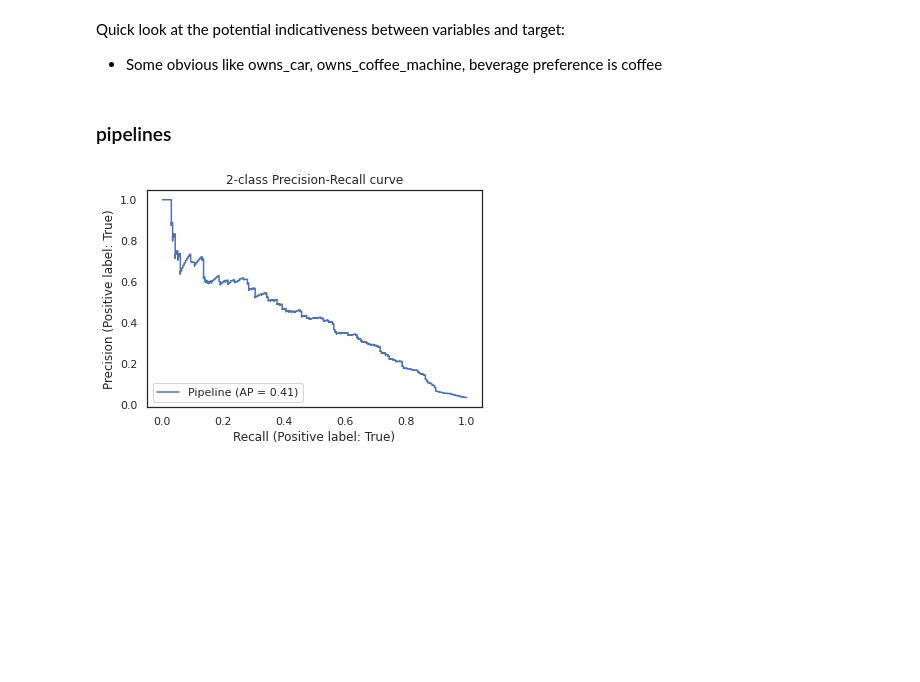
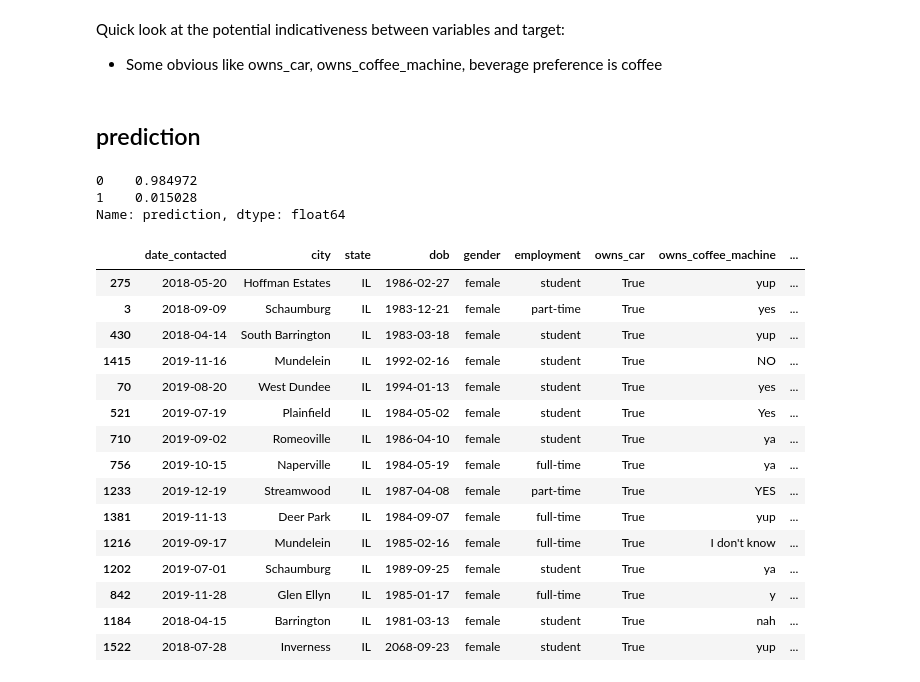
Before and after one commit to nataliele/goh, a Jupyter notebook: coffee.ipynb, the cells around one changed output. Drawn from its saved outputs; the diff is of its cells as text; code cells hidden in the pictures; blank space fills up the shorter version.

```diff
--- a/coffee.ipynb
+++ b/coffee.ipynb
@@ -93,11 +94,37 @@ Willowbrook      0.036780  0.000419
 Quick look at the potential indicativeness between variables and target:
 - Some obvious like owns_car, owns_coffee_machine, beverage preference is coffee
 # %% [markdown]
-### pipelines
+## prediction
-# %%
-display = PrecisionRecallDisplay.from_estimator(
-    pipeline, X_test, y_test
-)
-_ = display.ax_.set_title("2-class Precision-Recall curve")
-# %% [output]
-[figure, removed]
+# %%
+# load model and create predictions
+clf = pickle.load(open('coffee_model.pkl', 'rb'))
+y_prob = clf.predict_proba(prediction_raw)[:,1]
+y_pred = np.where(y_prob>=0.5, 1, 0)
+prediction = pd.concat([prediction_raw, pd.Series(y_prob, name='probability'), pd.Series(y_pred, name='prediction')], axis=1)
+prediction.to_csv('prediction_result.csv', index=False)
+# %%
+# we predict about 1.5% to be buying coffee
+prediction.prediction.value_counts(normalize=True)
+# %% [output]
+0    0.984972
+1    0.015028
+Name: prediction, dtype: float64
+# %%
+prediction.sort_values(by='probability', ascending=False).head(15)
+# %% [output]
+|  | date_contacted | city | state | dob | gender | employment | owns_car | owns_coffee_machine | ... |
+| 275 | 2018-05-20 | Hoffman Estates | IL | 1986-02-27 | female | student | True | yup | ... |
+| 3 | 2018-09-09 | Schaumburg | IL | 1983-12-21 | female | part-time | True | yes | ... |
+| 430 | 2018-04-14 | South Barrington | IL | 1983-03-18 | female | student | True | yup | ... |
+| 1415 | 2019-11-16 | Mundelein | IL | 1992-02-16 | female | student | True | NO | ... |
+| 70 | 2019-08-20 | West Dundee | IL | 1994-01-13 | female | student | True | yes | ... |
+| 521 | 2019-07-19 | Plainfield | IL | 1984-05-02 | female | student | True | Yes | ... |
+| 710 | 2019-09-02 | Romeoville | IL | 1986-04-10 | female | student | True | ya | ... |
+| 756 | 2019-10-15 | Naperville | IL | 1984-05-19 | female | full-time | True | ya | ... |
+| 1233 | 2019-12-19 | Streamwood | IL | 1987-04-08 | female | part-time | True | YES | ... |
+| 1381 | 2019-11-13 | Deer Park | IL | 1984-09-07 | female | full-time | True | yup | ... |
+| 1216 | 2019-09-17 | Mundelein | IL | 1985-02-16 | female | full-time | True | I don't know | ... |
+| 1202 | 2019-07-01 | Schaumburg | IL | 1989-09-25 | female | student | True | ya | ... |
+| 842 | 2019-11-28 | Glen Ellyn | IL | 1985-01-17 | female | full-time | True | y | ... |
+| 1184 | 2018-04-15 | Barrington | IL | 1981-03-13 | female | student | True | nah | ... |
+| 1522 | 2018-07-28 | Inverness | IL | 2068-09-23 | female | student | True | yup | ... |
```
Also changed, not shown: parts of 1 cell of this notebook, 1 other file.
